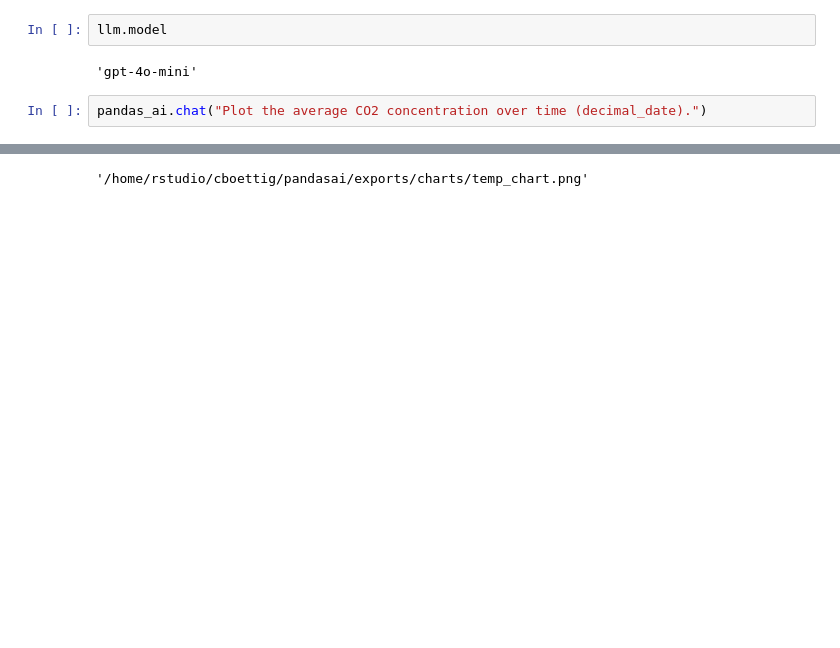
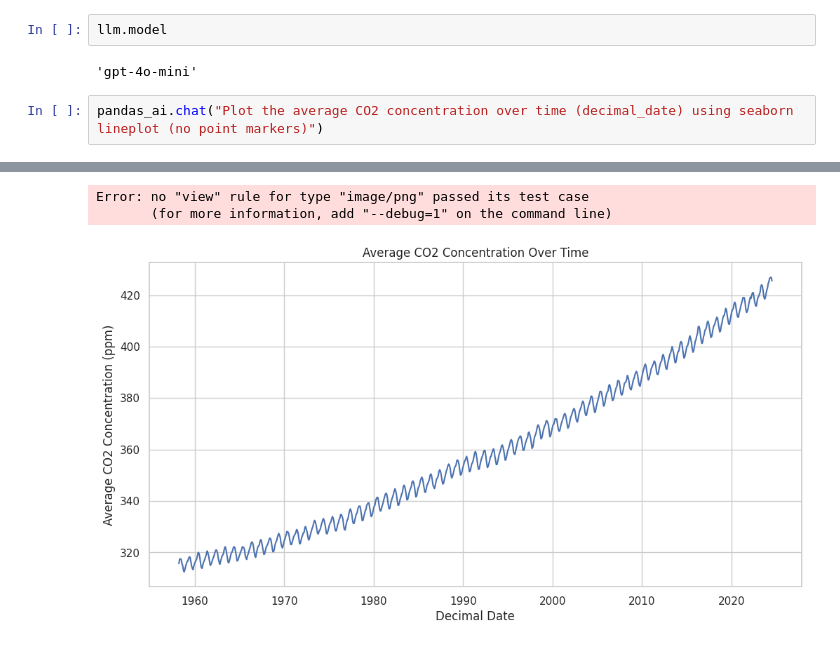
Before and after one commit to espm-157/pandas-ai-testing, a Jupyter notebook: pandas-ai.ipynb, the cells around one changed output, grey strips where cells are left out. Cells and saved outputs as stored; diff of their text form; blank space fills up the shorter version.

```diff
--- a/pandas-ai.ipynb
+++ b/pandas-ai.ipynb
@@ -34,5 +28,5 @@ llm.model
 # %% [output]
 'gpt-4o-mini'
 # %%
-pandas_ai.chat("Plot the average CO2 concentration over time (decimal_date).")
+pandas_ai.chat("Plot the average CO2 concentration over time (decimal_date) using seaborn lineplot (no point markers)")
 # %% [output]
@@ -56,4 +34,6 @@ Unnamed: 0,year,month,decimal_date,average,smooth,std_days,uncertainty_monthly_m
-'/home/rstudio/cboettig/pandasai/exports/charts/temp_chart.png'
+Error: no "view" rule for type "image/png" passed its test case
+       (for more information, add "--debug=1" on the command line)
+[figure, added]
 # %%
 print(pandas_ai.last_code_generated)
 # %% [output]
```
Also changed, not shown: parts of 9 cells of this notebook.
